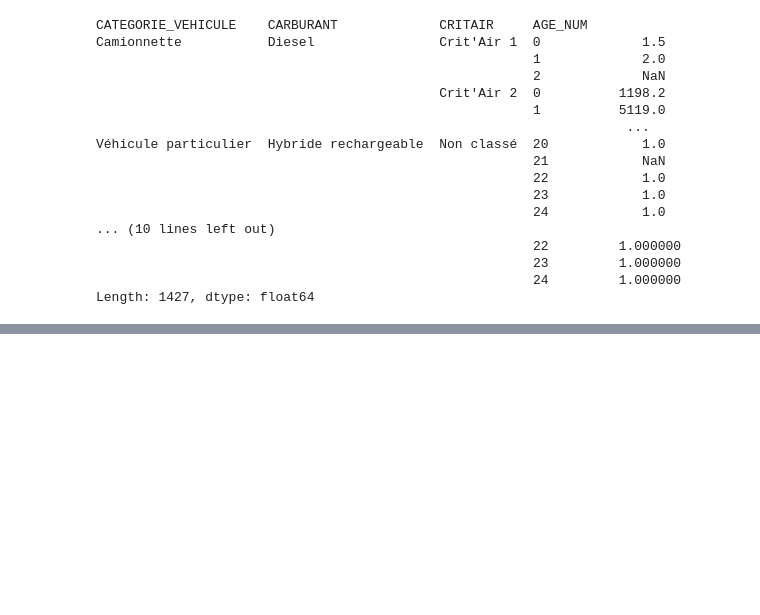
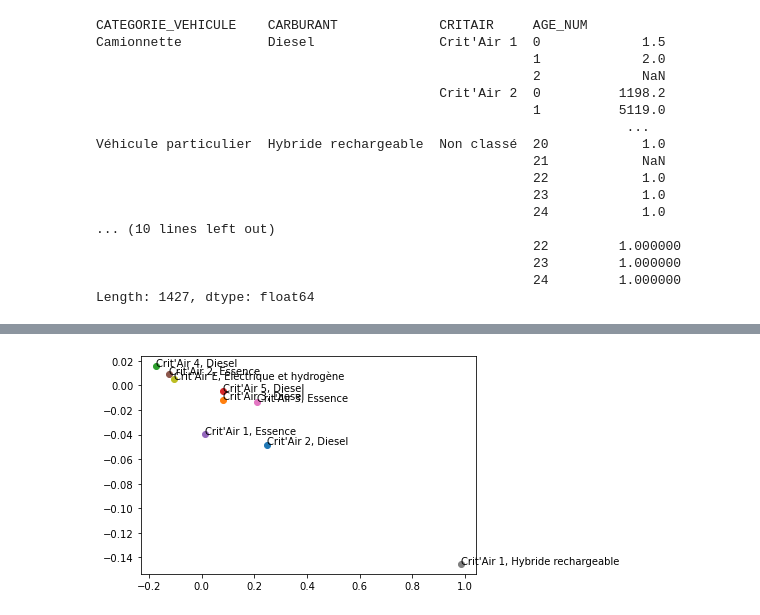
Before and after one commit to TheoLBTN/Projet-Python, a Jupyter notebook: Projet_pierre.ipynb, the cells around one changed output, grey strips where cells are left out. Cells and saved outputs as stored; diff of their text form; code cells hidden in the pictures; blank space fills up the shorter version.

```diff
--- a/Projet_pierre.ipynb
+++ b/Projet_pierre.ipynb
@@ -175,0 +305,25 @@ plt.show()
+# %%
+start = 10
+
+for p in possibles :
+    lvp = ("Véhicule particulier", p[0], p[1])
+    lcm = ("Camionnette", p[0], p[1])
+    yvp = pannes_prop.loc[lvp]
+    ycm = pannes_prop.loc[lcm]
+    if len(yvp) > start + 1 and len(ycm) > start + 1 :
+        xvp = np.arange(0, len(yvp), 1)
+        xcm = np.arange(0, len(yvp), 1)
+        yvp = pd.DataFrame(yvp[0][start:])
+        ycm = pd.DataFrame(ycm[0][start:])
+        labl = p[1] + ", " + p[0]
+        idx_vp = yvp.loc[yvp[0] < np.inf].index
+        idx_cm = ycm.loc[ycm[0] < np.inf].index
+        fit_vp = np.polyfit(xvp[idx_vp], yvp.loc[idx_vp], 1)
+        fit_cm = np.polyfit(xcm[idx_cm], ycm.loc[idx_cm], 1)
+        delta = fit_vp - fit_cm
+        plt.scatter(delta[1], delta[0])
+        plt.annotate(labl, (delta[1], delta[0]))
+
+plt.show()
+# %% [output]
+[figure, added]
```
Also changed, not shown: parts of 14 cells of this notebook.
